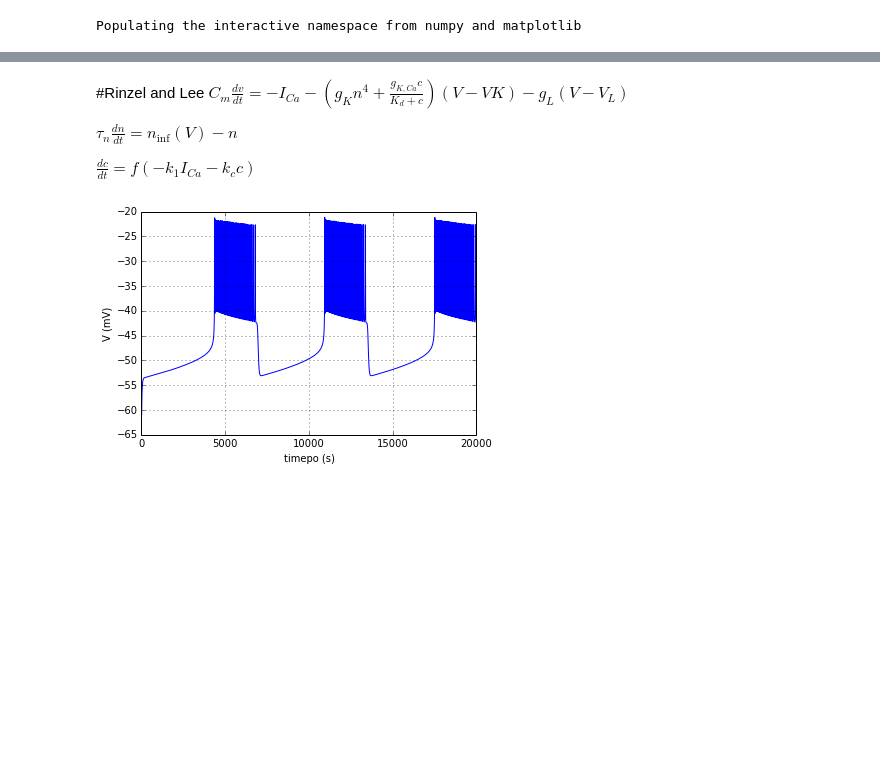
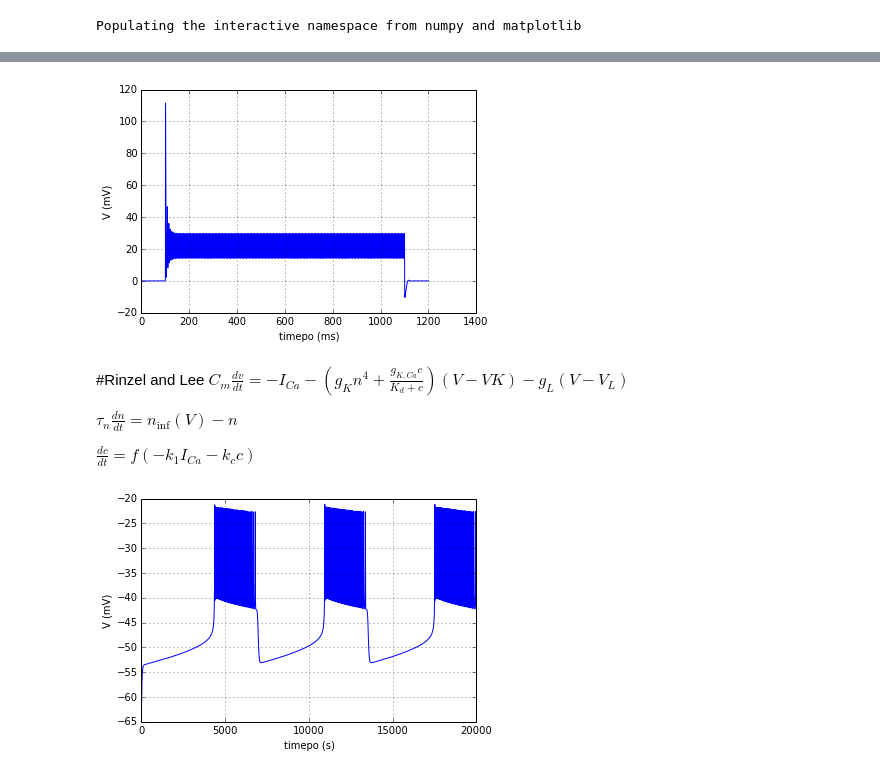
Before and after one commit to ababino/biophysics, a Jupyter notebook: Untitled0.ipynb, the cells around one changed output, grey strips where cells are left out. Drawn from its saved outputs; the diff is of its cells as text; code cells hidden in the pictures; blank space fills up the shorter version.

```diff
--- a/Untitled0.ipynb
+++ b/Untitled0.ipynb
@@ -42,3 +73,25 @@ solver = ['dopri5', 'dop853', 'vode']
+# %%
+#r = ode(  lambda t, y: HH(y) + array([5, 0, 0, 0]) if 5<= t < 7 else HH(y)).set_integrator(solver[0])
+HH_input = lambda t, y: HH(y) + array([140, 0, 0, 0]) if 100<= t < 1100 else HH(y)
+#print(HH_input(array(1, 0, 0, 0),0))
+y0 = array([0.0, 0.3176, 0.053, 0.596])
+r = ode(HH_input).set_integrator(solver[0])
+r.set_initial_value(y0, 0)
+t1 = 1200.0
+dt = .01
+v = []
+time = []
+while r.successful() and r.t < t1:
+    r.integrate(r.t+dt)
+    v.append(r.y[0])
+    time.append(r.t)
+figure(1)
+plot(time, v)
+xlabel('timepo (ms)')
+ylabel('V (mV)')
+grid(True)
+# %% [output]
+[figure, added]
 # %% [markdown]
 #Rinzel and Lee
 $C_m \frac{dv}{dt}=-I_{Ca}   −\left(g_K n^4 +\frac{g_{K, Ca} c}{K_d + c}\right) (V − V K ) − g_L (V − V_L )$
```
Also changed, not shown: parts of 11 cells of this notebook, 1 other file.
